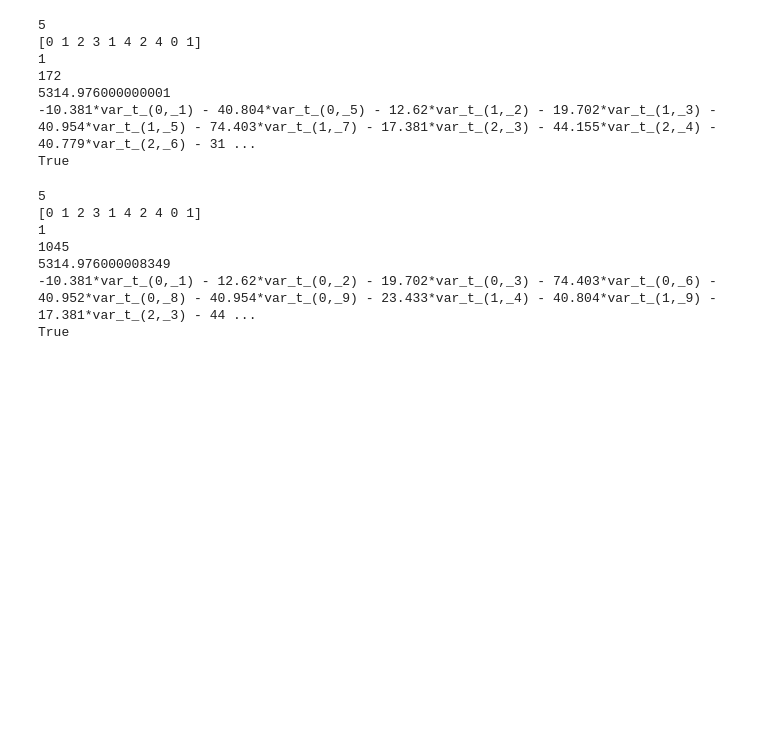
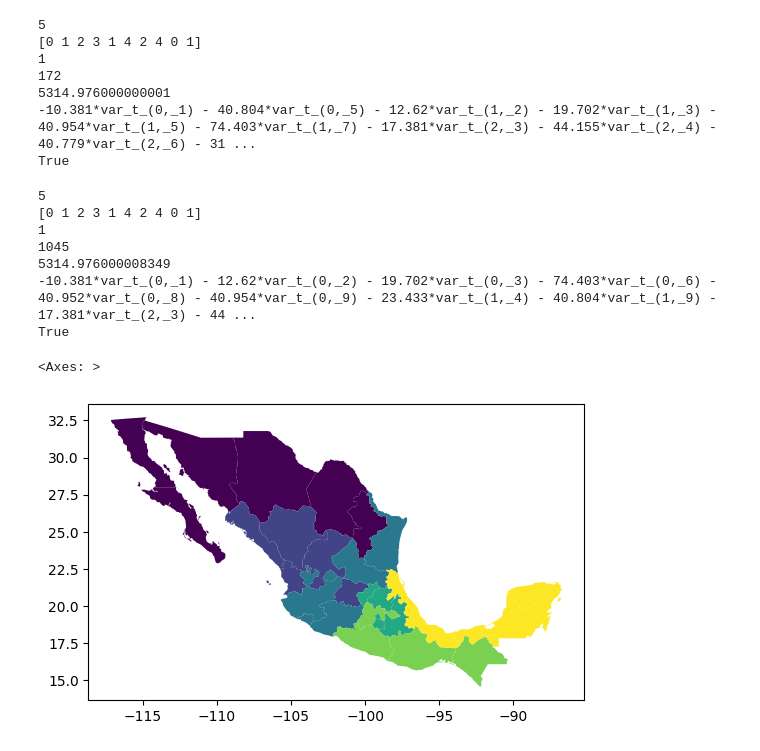
Before and after one commit to hegen008/max-p-regions-exact, a Jupyter notebook: testing.ipynb, the cells around one changed output. Drawn from its saved outputs; the diff is of its cells as text; code cells hidden in the pictures; blank space fills up the shorter version.

```diff
--- a/testing.ipynb
+++ b/testing.ipynb
@@ -119,0 +124,6 @@ True
+# %%
+pth = libpysal.examples.get_path("mexicojoin.shp")
+MEXICO = gpd.read_file(pth)
+MEXICO["count"] = 1000*np.ones(32).astype(int) + np.arange(32).astype(int)
+weights = libpysal.weights.Queen.from_dataframe(MEXICO)
+mx_test = MaxPExact.from_gdf(MEXICO, weights, ["PCGDP2000"], "count", 5000)
@@ -119,0 +134,7 @@ True
+# %%
+MEXICO['regions'] = mx_test.regions
+# %%
+MEXICO.plot(column='regions')
+# %% [output]
+<Axes: >
+[figure, added]
```
Also changed, not shown: parts of 4 cells of this notebook, 2 other files.
